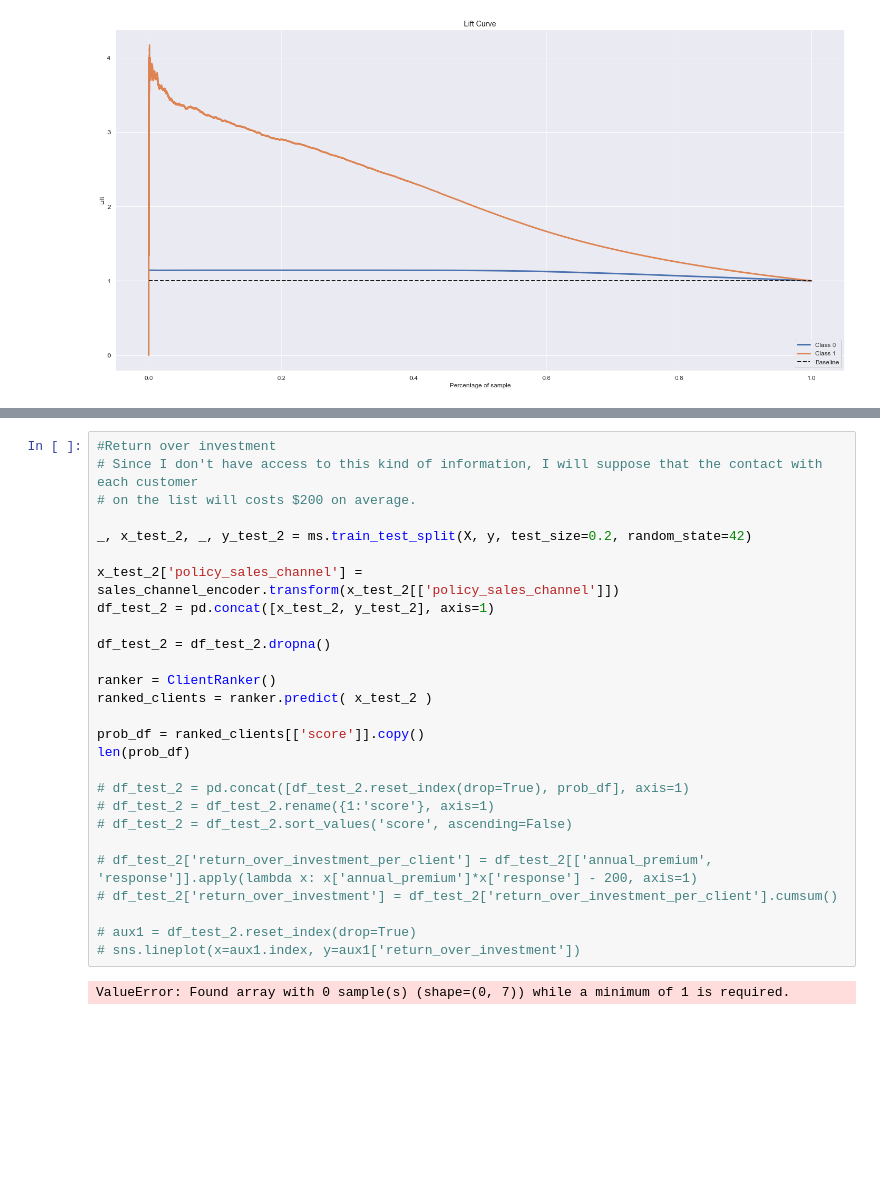
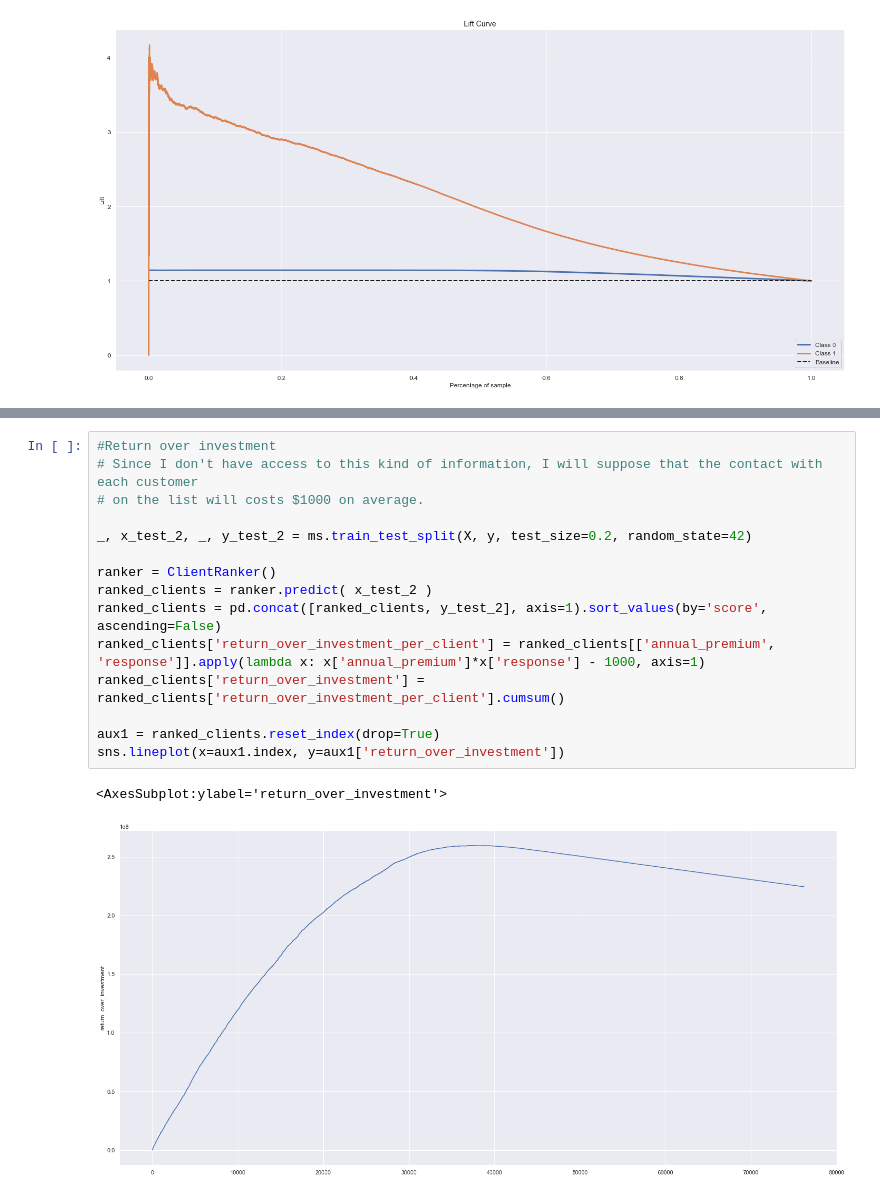
Before and after one commit to rafael-asousa/Cross-Sell-Prediction, a Jupyter notebook: notebook/cross-sell-predictions.ipynb, the cells around one changed output, grey strips where cells are left out. Cells and saved outputs as stored; diff of their text form; blank space fills up the shorter version.

Commit message:
fixed not displayed images

```diff
--- a/notebook/cross-sell-predictions.ipynb
+++ b/notebook/cross-sell-predictions.ipynb
@@ -935,29 +1018,18 @@ skplt.metrics.plot_lift_curve(y_test,final_model.predict_proba(x_test));
 # %%
 #Return over investment
 # Since I don't have access to this kind of information, I will suppose that the contact with each customer
-# on the list will costs $200 on average.
+# on the list will costs $1000 on average.
 
 _, x_test_2, _, y_test_2 = ms.train_test_split(X, y, test_size=0.2, random_state=42)
 
-x_test_2['policy_sales_channel'] = sales_channel_encoder.transform(x_test_2[['policy_sales_channel']])
-df_test_2 = pd.concat([x_test_2, y_test_2], axis=1)
-
-df_test_2 = df_test_2.dropna()
-
 ranker = ClientRanker()
 ranked_clients = ranker.predict( x_test_2 )
+ranked_clients = pd.concat([ranked_clients, y_test_2], axis=1).sort_values(by='score', ascending=False)
+ranked_clients['return_over_investment_per_client'] = ranked_clients[['annual_premium', 'response']].apply(lambda x: x['annual_premium']*x['response'] - 1000, axis=1)
+ranked_clients['return_over_investment'] = ranked_clients['return_over_investment_per_client'].cumsum()
 
-prob_df = ranked_clients[['score']].copy()
-len(prob_df)
-
-# df_test_2 = pd.concat([df_test_2.reset_index(drop=True), prob_df], axis=1)
-# df_test_2 = df_test_2.rename({1:'score'}, axis=1)
-# df_test_2 = df_test_2.sort_values('score', ascending=False)
-
-# df_test_2['return_over_investment_per_client'] = df_test_2[['annual_premium', 'response']].apply(lambda x: x['annual_premium']*x['response'] - 200, axis=1)
-# df_test_2['return_over_investment'] = df_test_2['return_over_investment_per_client'].cumsum()
-
-# aux1 = df_test_2.reset_index(drop=True)
-# sns.lineplot(x=aux1.index, y=aux1['return_over_investment'])
+aux1 = ranked_clients.reset_index(drop=True)
+sns.lineplot(x=aux1.index, y=aux1['return_over_investment'])
 # %% [output]
-ValueError: Found array with 0 sample(s) (shape=(0, 7)) while a minimum of 1 is required.
+<AxesSubplot:ylabel='return_over_investment'>
+[figure, added]
```
Also changed, not shown: parts of 19 cells of this notebook.
